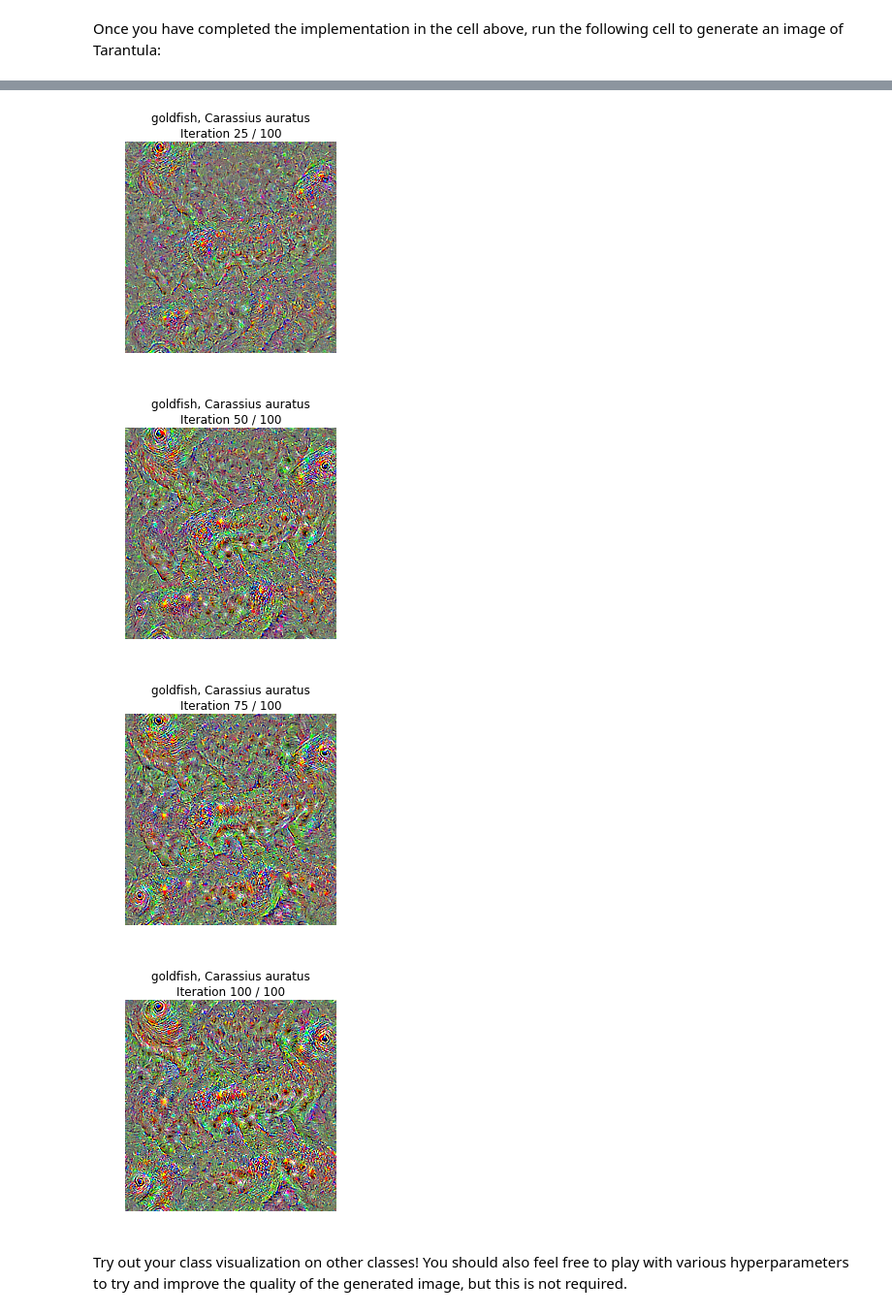
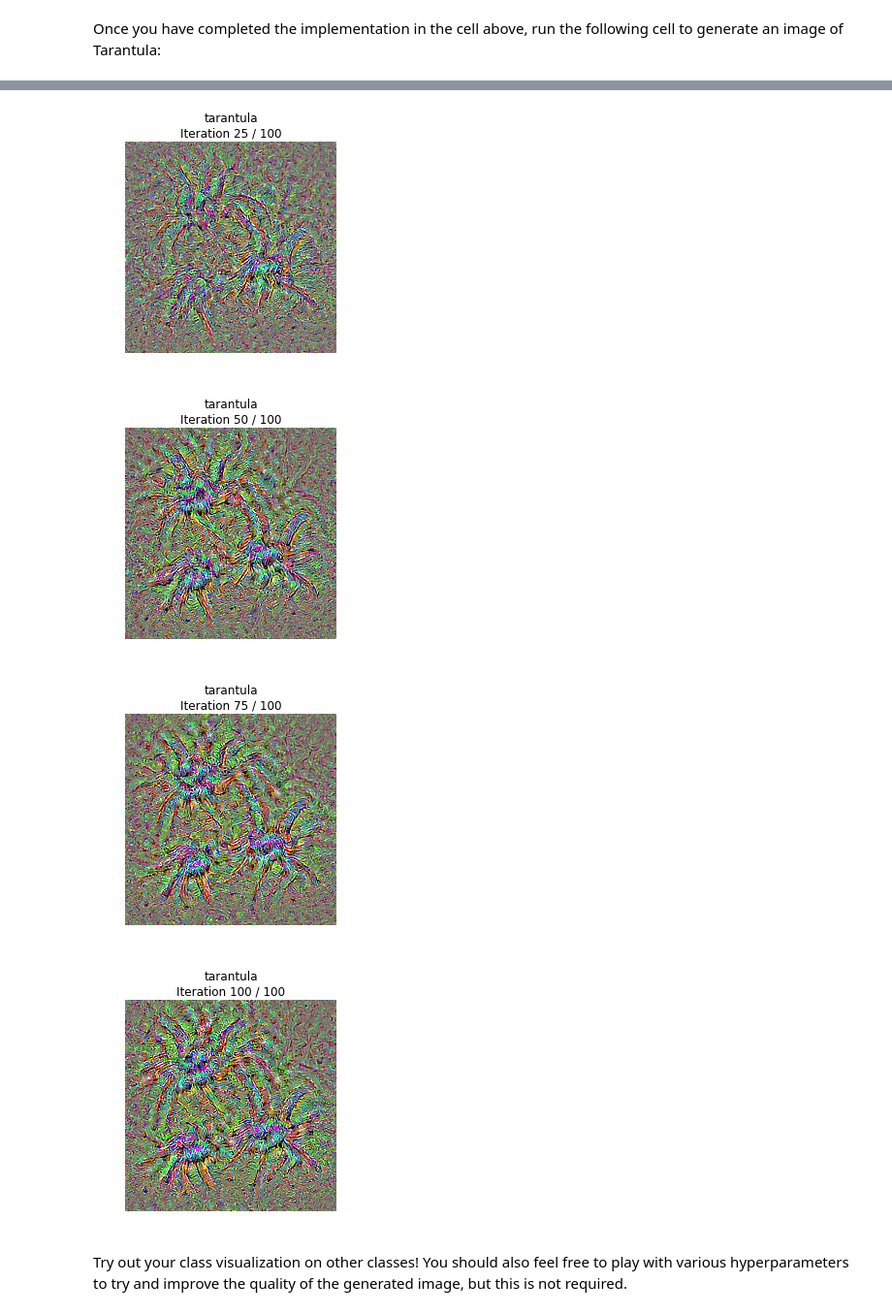
Before and after one commit to LiUzHiAn/cs231n-2018-solutions, a Jupyter notebook: assignment3/NetworkVisualization-TensorFlow.ipynb, the cells around one changed output, grey strips where cells are left out. Shown at 97% size. Cells and saved outputs as stored; diff of their text form; code cells hidden in the pictures.

Commit message:
modify visualization and implement style transfer

```diff
--- a/assignment3/NetworkVisualization-TensorFlow.ipynb
+++ b/assignment3/NetworkVisualization-TensorFlow.ipynb
@@ -414,8 +414,8 @@ def create_class_visualization(target_y, model, **kwargs):
 # %% [markdown]
 Once you have completed the implementation in the cell above, run the following cell to generate an image of Tarantula:
 # %%
-# target_y = 76 # Tarantula
+target_y = 76 # Tarantula
 
-target_y = 1 # goldfish
+# target_y = 1 # goldfish
 out = create_class_visualization(target_y, model)
 # %% [output]
@@ -423,7 +423,7 @@ out = create_class_visualization(target_y, model)
-[figure, old version]
+[figure, new version]
-[figure, old version]
+[figure, new version]
-[figure, old version]
+[figure, new version]
-[figure, old version]
+[figure, new version]
 # %% [markdown]
 Try out your class visualization on other classes! You should also feel free to play with various hyperparameters to try and improve the quality of the generated image, but this is not required.
 # %%
```
Also changed, not shown: parts of 1 cell of this notebook.
